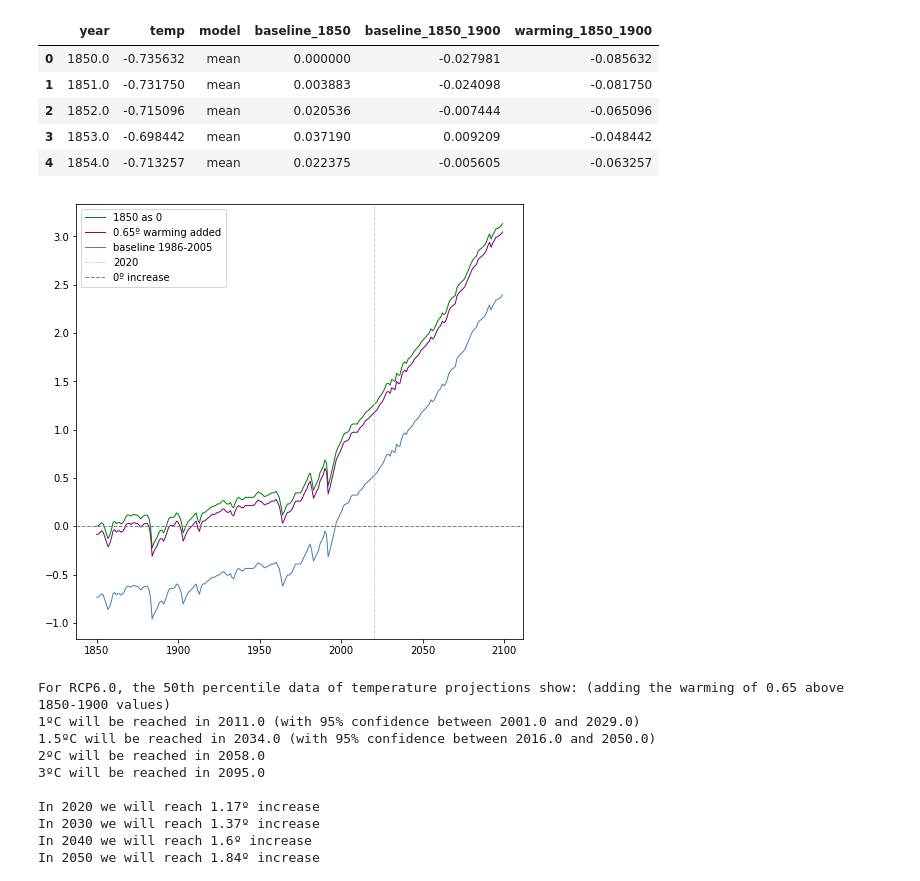
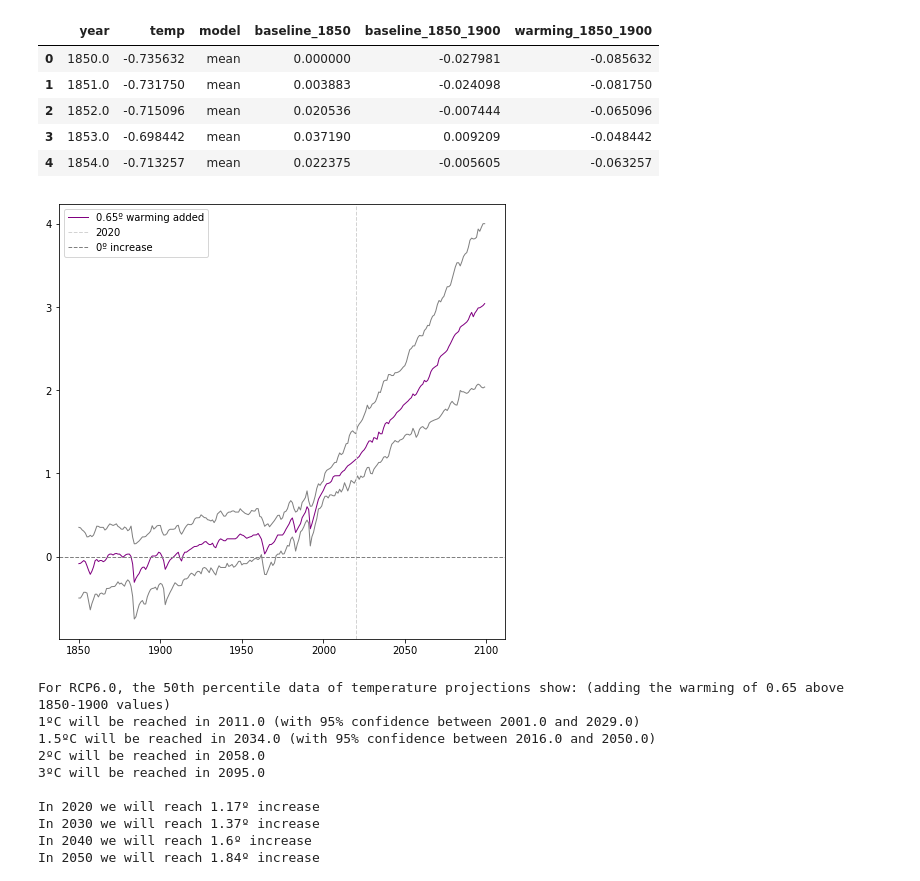
Before and after one commit to Vizzuality/earth-dashboard-data, a Jupyter notebook: processing/Climate.ipynb, the cells around one changed output. Saved outputs shown, nothing was run; the diff lists cells and outputs as text; code cells hidden in the pictures.

```diff
--- a/processing/Climate.ipynb
+++ b/processing/Climate.ipynb
@@ -453,28 +453,28 @@ rcp6.head()
 # %%
 import matplotlib.pyplot as plt
 fig, ax = plt.subplots(figsize=(8, 8))
 #Fig 12.5 data
-#ax.plot(rcp6[rcp6['model']=='mean'].year,rcp6[rcp6['model']=='mean'].baseline_1850_1900,color='red',linewidth=1)
-ax.plot(rcp6[rcp6['model']=='mean'].year,rcp6[rcp6['model']=='mean'].baseline_1850,color='green',linewidth=1, label ='1850 as 0')
+# ax.plot(rcp6[rcp6['model']=='mean'].year,rcp6[rcp6['model']=='mean'].baseline_1850_1900,color='red',linewidth=1)
+# ax.plot(rcp6[rcp6['model']=='mean'].year,rcp6[rcp6['model']=='mean'].baseline_1850,color='green',linewidth=1, label ='1850 as 0')
 ax.plot(rcp6[rcp6['model']=='mean'].year,rcp6[rcp6['model']=='mean'].warming_1850_1900,color='purple',linewidth=1, label ='0.65º warming added')
-ax.plot(rcp6[rcp6['model']=='mean'].year,rcp6[rcp6['model']=='mean'].temp,color='steelblue',linewidth=1, label='baseline 1986-2005')
+# ax.plot(rcp6[rcp6['model']=='mean'].year,rcp6[rcp6['model']=='mean'].temp,color='steelblue',linewidth=1, label='baseline 1986-2005')
 
 # Confidence intervals
-#ax.plot(rcp6[rcp6['model']=='upper'].year,rcp6[rcp6['model']=='upper'].warming_1850_1900,color='gray',linewidth=1)
-#ax.plot(rcp6[rcp6['model']=='lower'].year,rcp6[rcp6['model']=='lower'].warming_1850_1900,color='gray',linewidth=1)
-#ax.axvline(2005,ymin=0, ymax=1,color='lightgray',linestyle='dashed',linewidth=1)
+ax.plot(rcp6[rcp6['model']=='upper'].year,rcp6[rcp6['model']=='upper'].warming_1850_1900,color='gray',linewidth=1)
+ax.plot(rcp6[rcp6['model']=='lower'].year,rcp6[rcp6['model']=='lower'].warming_1850_1900,color='gray',linewidth=1)
+# ax.axvline(2005,ymin=0, ymax=1,color='lightgray',linestyle='dashed',linewidth=1)
 ax.axvline(2020,ymin=0, ymax=1,color='lightgray',linestyle='dashed',linewidth=1, label ='2020')
 ax.axhline(color='gray',linestyle='dashed',linewidth=1,label='0º increase')
 ax.legend()
 
 ## World Bank data
 ##ax.plot(temp.x,temp.y,color='red',linewidth=2)
 
 plt.show()
 fig.savefig(f'../../../Earth_Dashboard/temperature_projections_6.0_Fig12.5_mod0.65.svg',dpi=300,transparent=True,format='svg')
-#fig.savefig(f'../../../Earth_Dashboard/temperature_projections_6.0_Fig12.5.png',dpi=300,transparent=True,format='png')
+# fig.savefig(f'../../../Earth_Dashboard/temperature_projections_6.0_Fig12.5.png',dpi=300,transparent=True,format='png')
 # %% [output]
-[figure, old version]
+[figure, new version]
 # %%
 #New narrative Fig 12.5
 interp = rcp6
```
Also changed, not shown: parts of 1 cell of this notebook.
